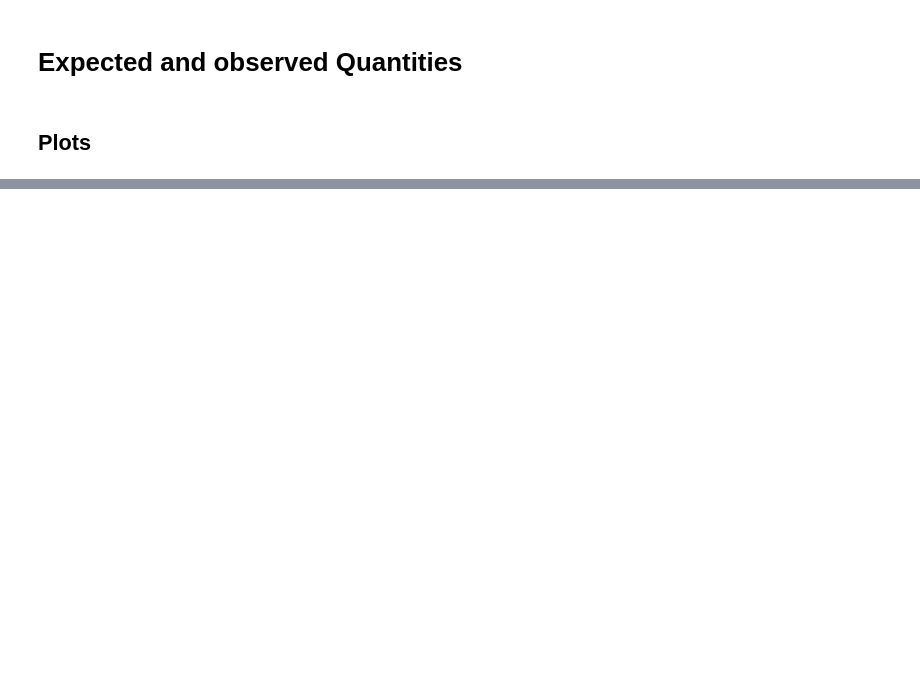
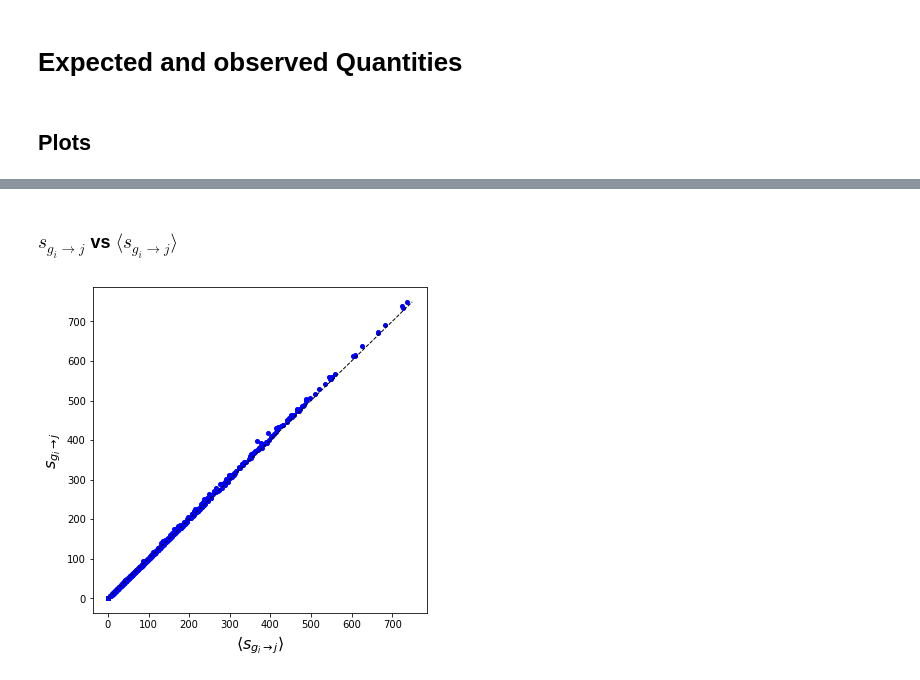
Before and after one commit to LeonardoIalongo/graph-ensembles, a Jupyter notebook: examples/stripe_graph.ipynb, the cells around one changed output, grey strips where cells are left out. Drawn from its saved outputs; the diff is of its cells as text; code cells hidden in the pictures; blank space fills up the shorter version.

```diff
--- a/examples/stripe_graph.ipynb
+++ b/examples/stripe_graph.ipynb
@@ -272,3 +279,6 @@ exp_s_in = W_exp.sum(axis = 0)
 
 s_out = adj_weight.sum(axis = 1)
 s_in = adj_weight.sum(axis = 0)
+# %%
+exp_strengths_out_stripe, exp_strengths_in_stripe = strengths_stripe_organised(adj_weighted = W_exp,
+                                                                               array_sectors = array_sectors)
@@ -292,0 +313,16 @@ plt.show()
+# %% [markdown]
+### $s_{g_i \rightarrow j}$ vs $\langle s_{g_i \rightarrow j} \rangle$
+# %%
+plt.figure(figsize=(6,6))
+xy_1 = (np.min(np.reshape(strengths_in_stripe, -1)),
+        np.max(np.reshape(strengths_in_stripe, -1)))
+xy_2 = (np.min(np.reshape(strengths_in_stripe, -1)),
+        np.max(np.reshape(strengths_in_stripe, -1)))
+plt.plot(np.reshape(exp_strengths_in_stripe, -1), np.reshape(strengths_in_stripe, -1),
+         marker = 'o', markersize=4, color='blue', ls='None' )
+plt.plot(xy_1, xy_2, ls='--', color='black', lw=1)
+plt.xlabel(r'$\langle s_{g_i \rightarrow j} \rangle$', fontsize=16)
+plt.ylabel(r'$s_{g_i \rightarrow j}$', fontsize=16)
+plt.show()
+# %% [output]
+[figure, added]
```
Also changed, not shown: parts of 13 cells of this notebook, 1 other file.
